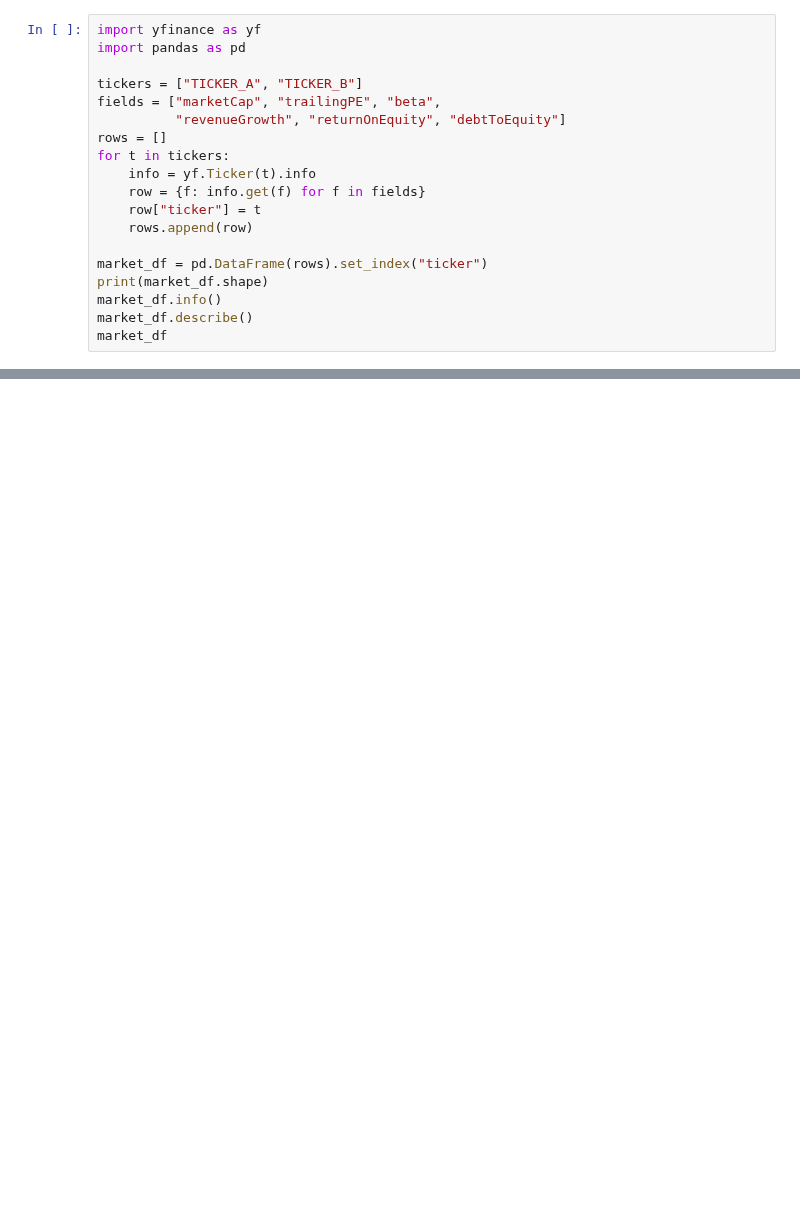
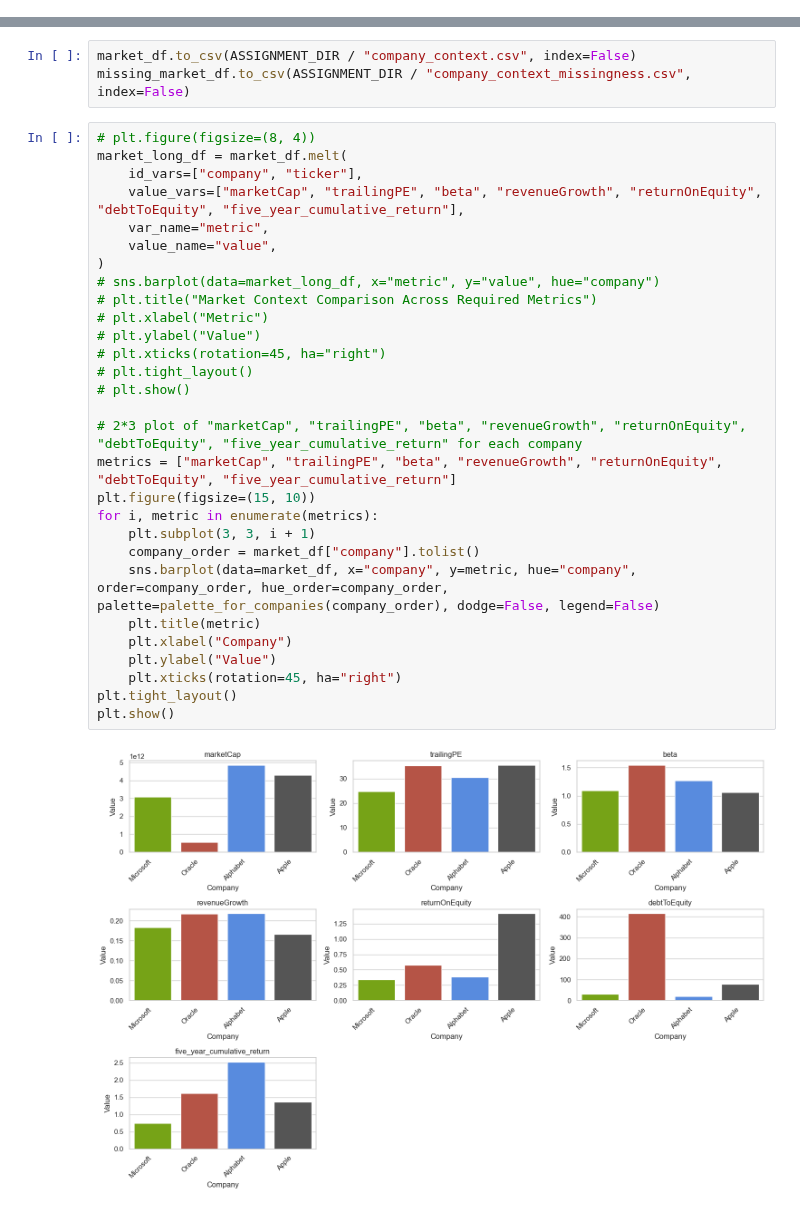
Before and after one commit to BostonAnalytics/AD698-generative-ai-for-BA, a Jupyter notebook: deliverables-solutions/Assignments/M01_A_sol.ipynb, the cells around one changed output, grey strips where cells are left out. Cells and saved outputs as stored; diff of their text form; blank space fills up the shorter version.

```diff
--- a/deliverables-solutions/Assignments/M01_A_sol.ipynb
+++ b/deliverables-solutions/Assignments/M01_A_sol.ipynb
@@ -156,19 +0,0 @@ Pull the following fields for both tickers and store in a 2-row DataFrame:
-# %%
-import yfinance as yf
-import pandas as pd
-
-tickers = ["TICKER_A", "TICKER_B"]
-fields = ["marketCap", "trailingPE", "beta",
-          "revenueGrowth", "returnOnEquity", "debtToEquity"]
-rows = []
-for t in tickers:
-    info = yf.Ticker(t).info
-    row = {f: info.get(f) for f in fields}
-    row["ticker"] = t
-    rows.append(row)
-
-market_df = pd.DataFrame(rows).set_index("ticker")
-print(market_df.shape)
-market_df.info()
-market_df.describe()
-market_df
@@ -484,0 +307,34 @@ Submit AI disclosure as a separate document. Generic statements such as "I used
+# %%
+market_df.to_csv(ASSIGNMENT_DIR / "company_context.csv", index=False)
+missing_market_df.to_csv(ASSIGNMENT_DIR / "company_context_missingness.csv", index=False)
+# %%
+# plt.figure(figsize=(8, 4))
+market_long_df = market_df.melt(
+    id_vars=["company", "ticker"],
+    value_vars=["marketCap", "trailingPE", "beta", "revenueGrowth", "returnOnEquity", "debtToEquity", "five_year_cumulative_return"],
+    var_name="metric",
+    value_name="value",
+)
+# sns.barplot(data=market_long_df, x="metric", y="value", hue="company")
+# plt.title("Market Context Comparison Across Required Metrics")
+# plt.xlabel("Metric")
+# plt.ylabel("Value")
+# plt.xticks(rotation=45, ha="right")
+# plt.tight_layout()
+# plt.show()
+
+# 2*3 plot of "marketCap", "trailingPE", "beta", "revenueGrowth", "returnOnEquity", "debtToEquity", "five_year_cumulative_return" for each company
+metrics = ["marketCap", "trailingPE", "beta", "revenueGrowth", "returnOnEquity", "debtToEquity", "five_year_cumulative_return"]
+plt.figure(figsize=(15, 10))
+for i, metric in enumerate(metrics):
+    plt.subplot(3, 3, i + 1)
+    company_order = market_df["company"].tolist()
+    sns.barplot(data=market_df, x="company", y=metric, hue="company", order=company_order, hue_order=company_order, palette=palette_for_companies(company_order), dodge=False, legend=False)
+    plt.title(metric)
+    plt.xlabel("Company")
+    plt.ylabel("Value")
+    plt.xticks(rotation=45, ha="right")
+plt.tight_layout()
+plt.show()
+# %% [output]
+[figure, added]
```
Also changed, not shown: parts of 70 cells of this notebook, 14 other files.
